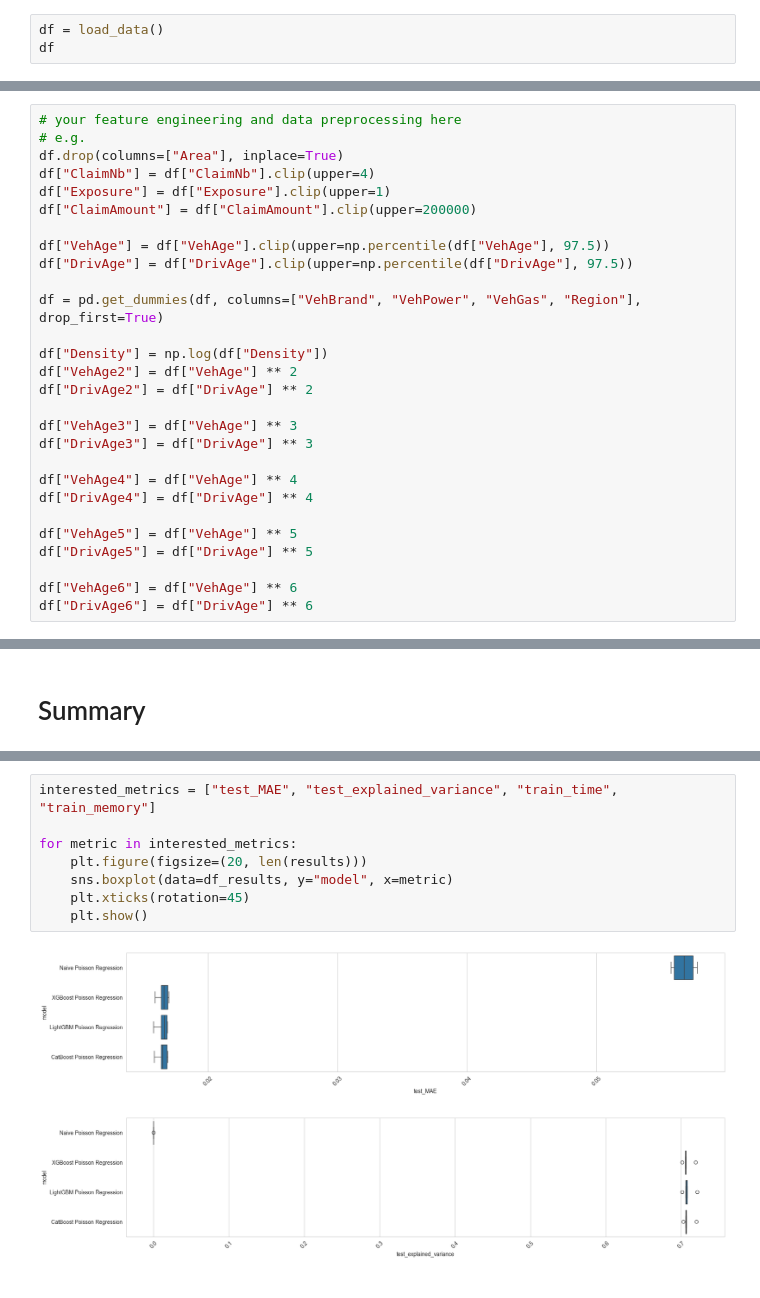
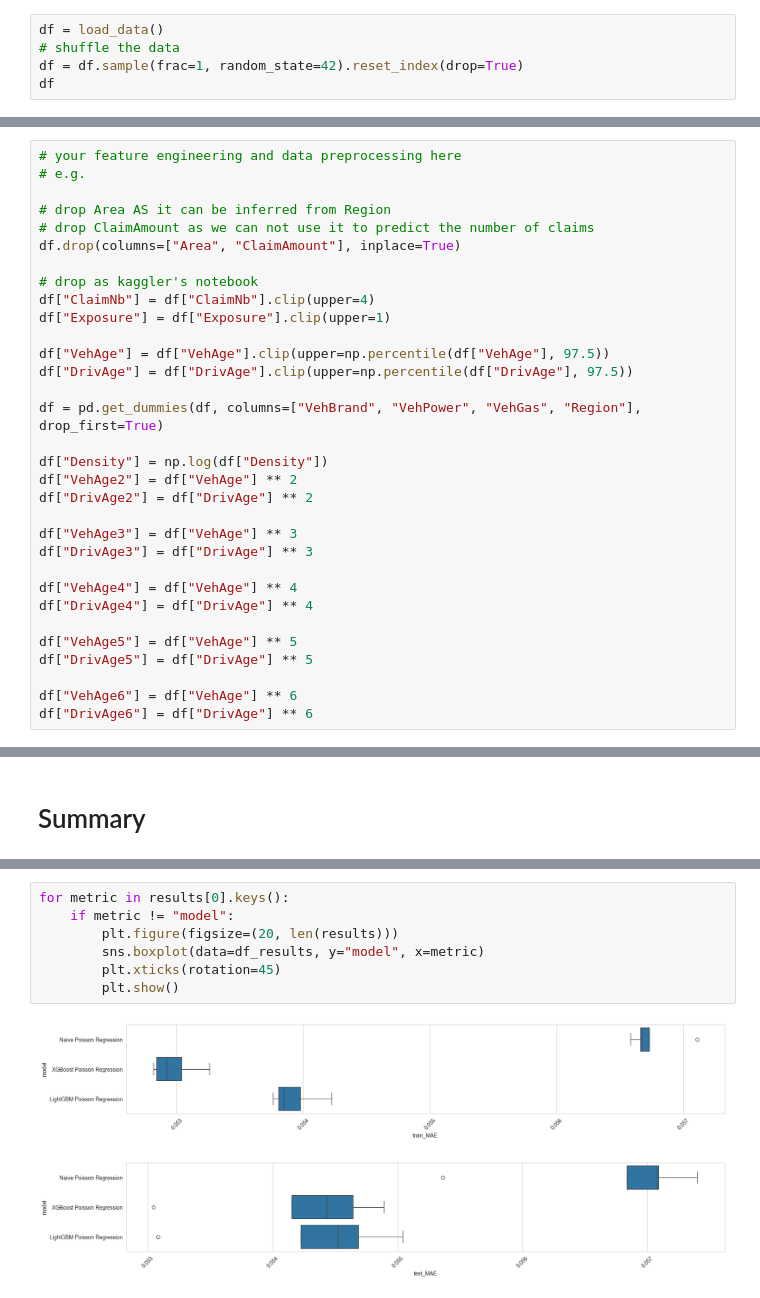
Before and after one commit to yueht23/PGPC2024, a Jupyter notebook: PipeLine.ipynb, the cells around one changed output, grey strips where cells are left out. Saved outputs shown, nothing was run; the diff lists cells and outputs as text.

```diff
--- a/PipeLine.ipynb
+++ b/PipeLine.ipynb
@@ -21,6 +21,8 @@ warnings.filterwarnings('ignore')
 # Load Data
 # %%
 df = load_data()
+# shuffle the data
+df = df.sample(frac=1, random_state=42).reset_index(drop=True)
 df
 # %% [output]
 |  | ClaimNb | Exposure | Area | VehPower | VehAge | DrivAge | BonusMalus | VehBrand | VehGas | Density | ... |
@@ -42,10 +43,14 @@ df
 # %%
 # your feature engineering and data preprocessing here
 # e.g.
-df.drop(columns=["Area"], inplace=True)
+
+# drop Area AS it can be inferred from Region
+# drop ClaimAmount as we can not use it to predict the number of claims
+df.drop(columns=["Area", "ClaimAmount"], inplace=True)
+
+# drop as kaggler's notebook
 df["ClaimNb"] = df["ClaimNb"].clip(upper=4)
 df["Exposure"] = df["Exposure"].clip(upper=1)
-df["ClaimAmount"] = df["ClaimAmount"].clip(upper=200000)
 
 df["VehAge"] = df["VehAge"].clip(upper=np.percentile(df["VehAge"], 97.5))
 df["DrivAge"] = df["DrivAge"].clip(upper=np.percentile(df["DrivAge"], 97.5))
@@ -399,11 +398,10 @@ df_results.groupby("model").mean().sort_values(by="test_MAE")
 # %%
-interested_metrics = ["test_MAE", "test_explained_variance", "train_time", "train_memory"]
-
-for metric in interested_metrics:
-    plt.figure(figsize=(20, len(results)))
-    sns.boxplot(data=df_results, y="model", x=metric)
-    plt.xticks(rotation=45)
-    plt.show()
+for metric in results[0].keys():
+    if metric != "model":
+        plt.figure(figsize=(20, len(results)))
+        sns.boxplot(data=df_results, y="model", x=metric)
+        plt.xticks(rotation=45)
+        plt.show()
 # %% [output]
-[figure, old version]
+[figure, new version]
-[figure, old version]
+[figure, new version]
```
Also changed, not shown: parts of 10 cells of this notebook, 1 other file.
